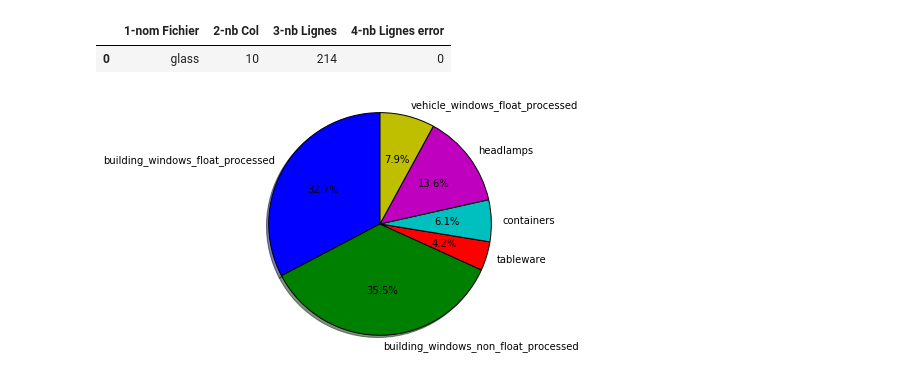
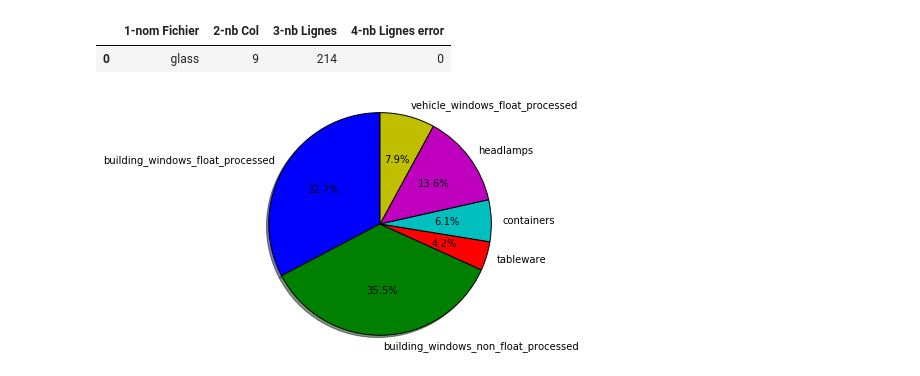
Before and after one commit to noemieSP/ML_Spark, a Jupyter notebook: ML_Spark.ipynb, the cells around one changed output. Saved outputs shown, nothing was run; the diff lists cells and outputs as text; code cells hidden in the pictures.

```diff
--- a/ML_Spark.ipynb
+++ b/ML_Spark.ipynb
@@ -10,10 +13,27 @@ import matplotlib.pyplot as plt
 # %%
 #chargement du fichier glass.csv
 nomF = "glass"
 dataGlass = sc.textFile("file:/C:/spark-1.6.0-bin-hadoop2.4/"+nomF+".csv")
 #séparation des colonnes
 lines = dataGlass.map(lambda line: utils.toRow(line, ';'))
 #ligne 1 = header -> save header
 nomColInit = lines.take(1)[0]
 #save nb col
 nbColInit = len(nomColInit)
+#sruppression du header
+parts = lines.filter(lambda line: nomColInit != line)
+parts = parts.filter(lambda line: len(line) == nbColInit)
+#cptage nb lignes (sans le header)
+nbLignesInit = parts.count()
+#cptage erreur : nb col header != nb col de la ligne
+partsError = parts.filter(lambda line: len(line) != nbColInit)
+nbErrorL = partsError.count()
+#tableau résumé
+data = pd.DataFrame({'1-nom Fichier':[nomF],
+                       '2-nb Col':[nbColInit],
+                       '3-nb Lignes': [nbLignesInit],
+                        '4-nb Lignes error': [nbErrorL]})
+data
+# %% [output]
+|  | 1-nom Fichier | 2-nb Col | 3-nb Lignes | 4-nb Lignes error |
+| 0 | glass | 9 | 214 | 0 |
@@ -29,13 +40,3 @@ nbErrorL = partsError.count()
-# %%
-#tableau résumé
-data = pd.DataFrame({'1-nom Fichier':[nomF],
-                       '2-nb Col':[nbColInit],
-                       '3-nb Lignes': [nbLignesInit],
-                        '4-nb Lignes error': [nbErrorL]})
-data
-# %% [output]
-|  | 1-nom Fichier | 2-nb Col | 3-nb Lignes | 4-nb Lignes error |
-| 0 | glass | 10 | 214 | 0 |
 # %%
 #La variable à prédire est le type : col=9
 #nomColInit[9]
```
Also changed, not shown: parts of 16 cells of this notebook, 3 other files.
